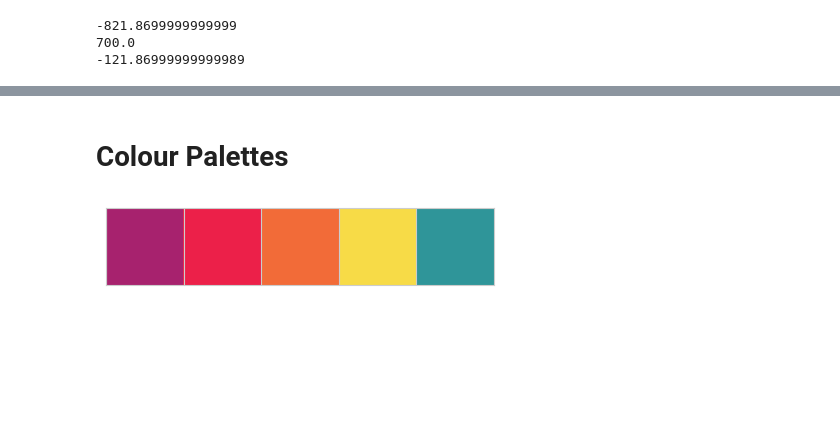
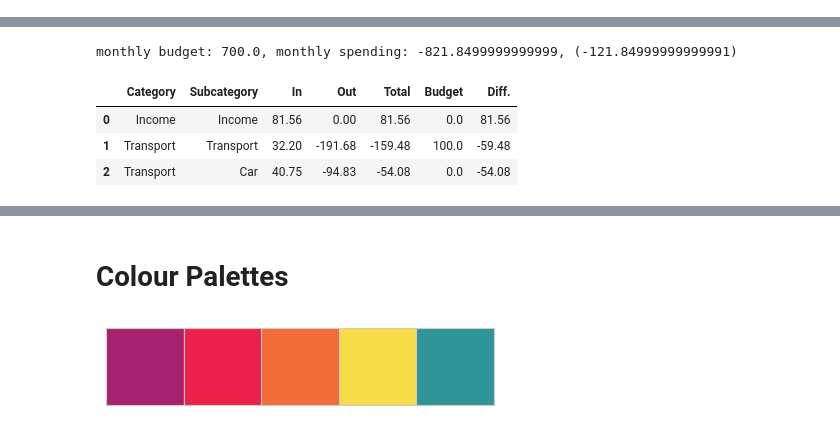
Before and after one commit to erwallace/Finances-API, a Jupyter notebook: dashboard.ipynb, the cells around one changed output, grey strips where cells are left out. Cells and saved outputs as stored; diff of their text form; code cells hidden in the pictures; blank space fills up the shorter version.

```diff
--- a/dashboard.ipynb
+++ b/dashboard.ipynb
@@ -65,13 +38,5 @@ summary
-# %%
-monthly_spend = get_monthly_spend(spending_data_df, budget_df)
-print(monthly_spend)
-
-monthly_budget = get_monthly_budget(spending_data_df, budget_df)
-print(monthly_budget)
-
-under_over_budget = monthly_budget + monthly_spend
-print(under_over_budget)
-# %% [output]
--821.8699999999999
-700.0
--121.86999999999989
+# %%
+summary, monthly_budget, monthly_spending, difference = summary_table(month_id)
+print(f'monthly budget: {monthly_budget}, monthly spending: {monthly_spending}, ({difference})')
+summary.head(3)
+# %% [output]
@@ -77,0 +45,5 @@ print(under_over_budget)
+monthly budget: 700.0, monthly spending: -821.8499999999999, (-121.84999999999991)
+|  | Category | Subcategory | In | Out | Total | Budget | Diff. |
+| 0 | Income | Income | 81.56 | 0.00 | 81.56 | 0.0 | 81.56 |
+| 1 | Transport | Transport | 32.20 | -191.68 | -159.48 | 100.0 | -59.48 |
+| 2 | Transport | Car | 40.75 | -94.83 | -54.08 | 0.0 | -54.08 |
```
Also changed, not shown: parts of 27 cells of this notebook.
